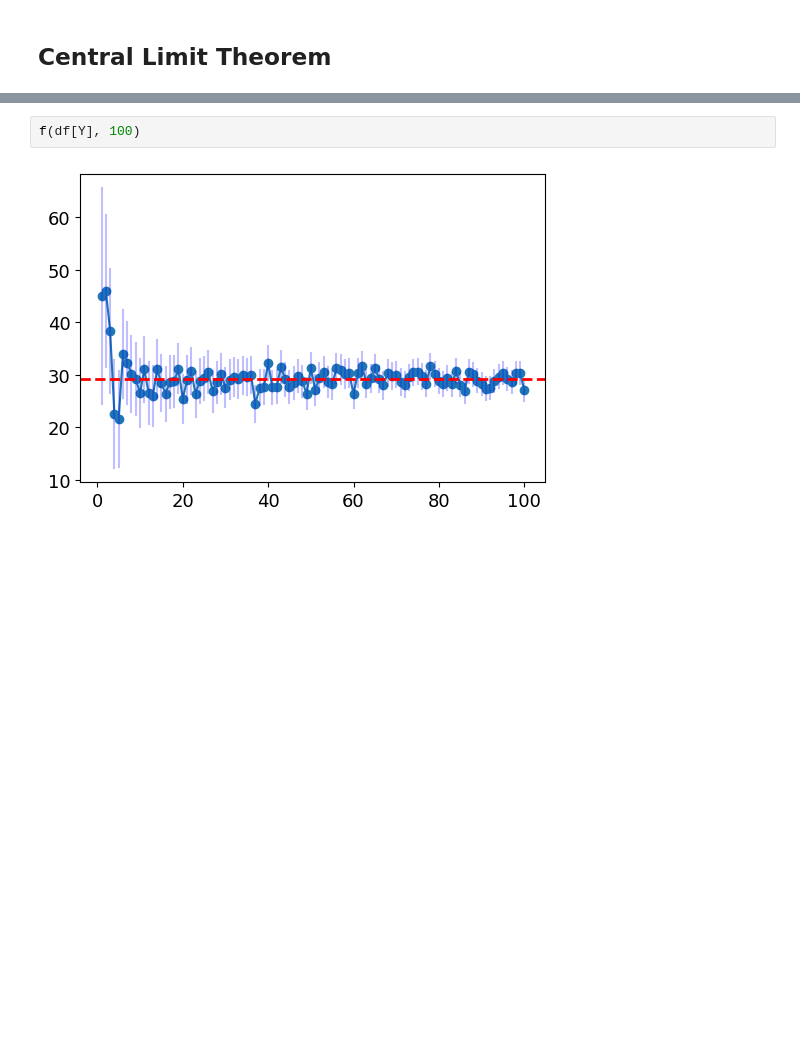
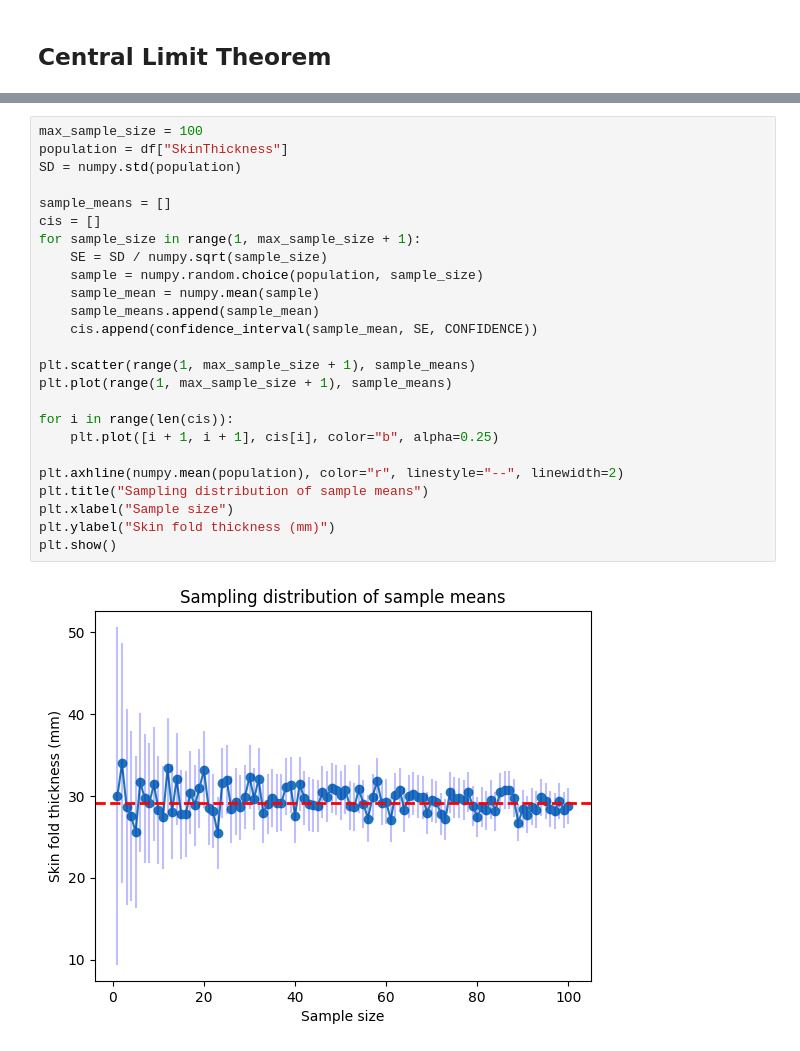
Before and after one commit to 000alen/cs50-statistical-inference, a Jupyter notebook: Alen.ipynb, the cells around one changed output, grey strips where cells are left out. Saved outputs shown, nothing was run; the diff lists cells and outputs as text; blank space fills up the shorter version.

```diff
--- a/Alen.ipynb
+++ b/Alen.ipynb
@@ -179,4 +192,27 @@ def f(population, max_sample_size):
-# %%
-f(df[Y], 100)
-# %% [output]
-[figure, removed]
+# %%
+max_sample_size = 100
+population = df["SkinThickness"]
+SD = numpy.std(population)
+
+sample_means = []
+cis = []
+for sample_size in range(1, max_sample_size + 1):
+    SE = SD / numpy.sqrt(sample_size)
+    sample = numpy.random.choice(population, sample_size)
+    sample_mean = numpy.mean(sample)
+    sample_means.append(sample_mean)
+    cis.append(confidence_interval(sample_mean, SE, CONFIDENCE))
+
+plt.scatter(range(1, max_sample_size + 1), sample_means)
+plt.plot(range(1, max_sample_size + 1), sample_means)
+
+for i in range(len(cis)):
+    plt.plot([i + 1, i + 1], cis[i], color="b", alpha=0.25)
+
+plt.axhline(numpy.mean(population), color="r", linestyle="--", linewidth=2)
+plt.title("Sampling distribution of sample means")
+plt.xlabel("Sample size")
+plt.ylabel("Skin fold thickness (mm)")
+plt.show()
+# %% [output]
+[figure, added]
```
Also changed, not shown: parts of 6 cells of this notebook.
